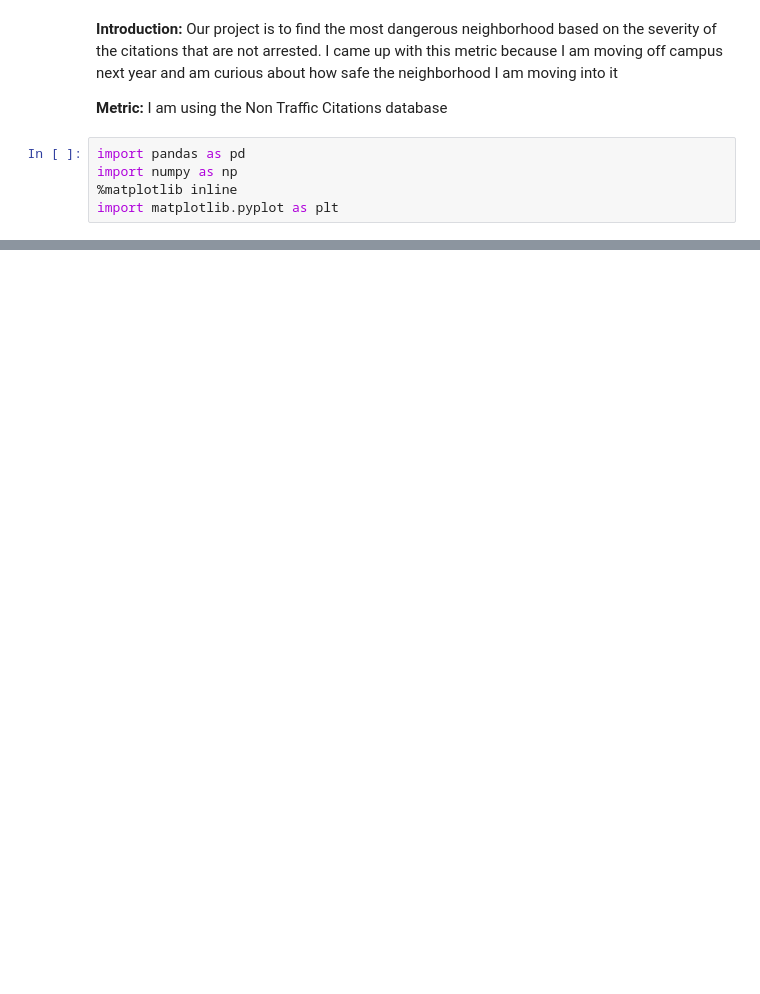
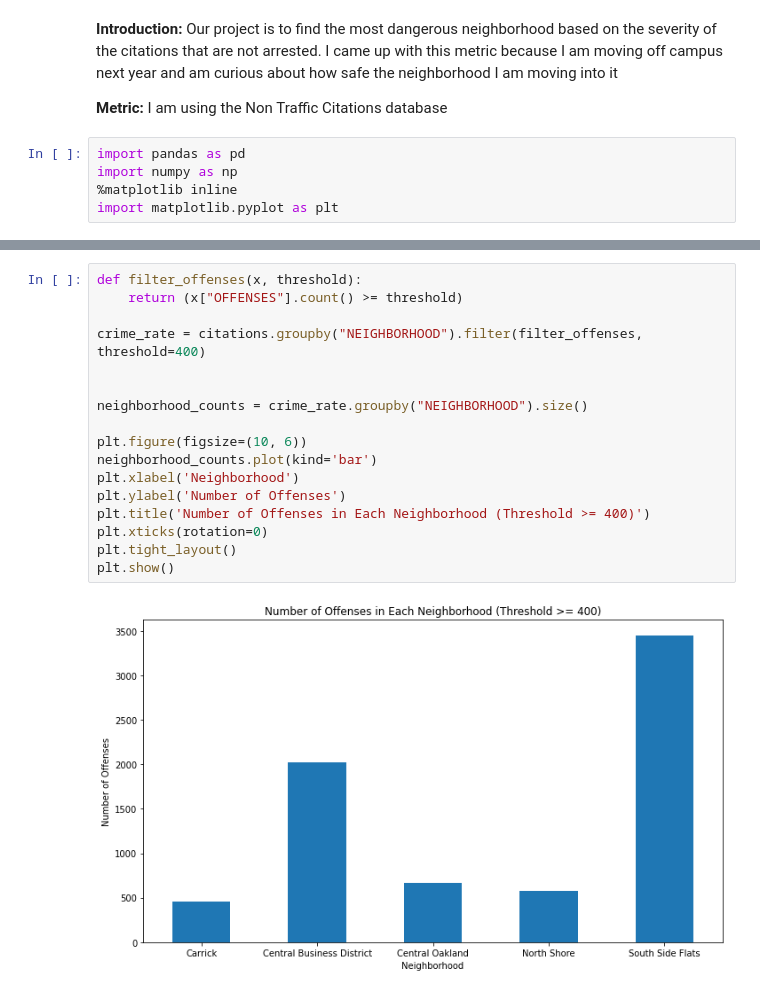
Before and after one commit to grpera16/Final-Project, a Jupyter notebook: Non-Traffic-Citations.ipynb, the cells around one changed output, grey strips where cells are left out. Saved outputs shown, nothing was run; the diff lists cells and outputs as text; blank space fills up the shorter version.

```diff
--- a/Non-Traffic-Citations.ipynb
+++ b/Non-Traffic-Citations.ipynb
@@ -25,0 +28,19 @@ citations.head(10)
+# %%
+def filter_offenses(x, threshold):
+    return (x["OFFENSES"].count() >= threshold)
+
+crime_rate = citations.groupby("NEIGHBORHOOD").filter(filter_offenses, threshold=400)
+
+
+neighborhood_counts = crime_rate.groupby("NEIGHBORHOOD").size()
+
+plt.figure(figsize=(10, 6))
+neighborhood_counts.plot(kind='bar')
+plt.xlabel('Neighborhood')
+plt.ylabel('Number of Offenses')
+plt.title('Number of Offenses in Each Neighborhood (Threshold >= 400)')
+plt.xticks(rotation=0)
+plt.tight_layout()
+plt.show()
+# %% [output]
+[figure, added]
```
Also changed, not shown: parts of 2 cells of this notebook, 1 other file.
